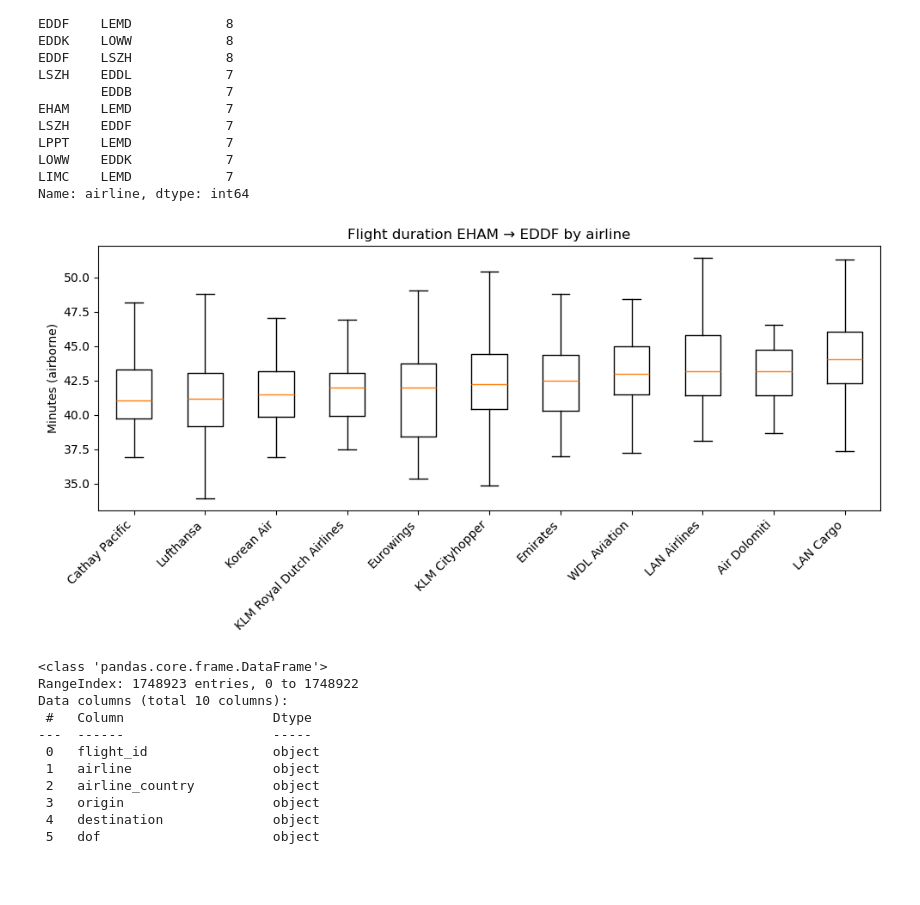
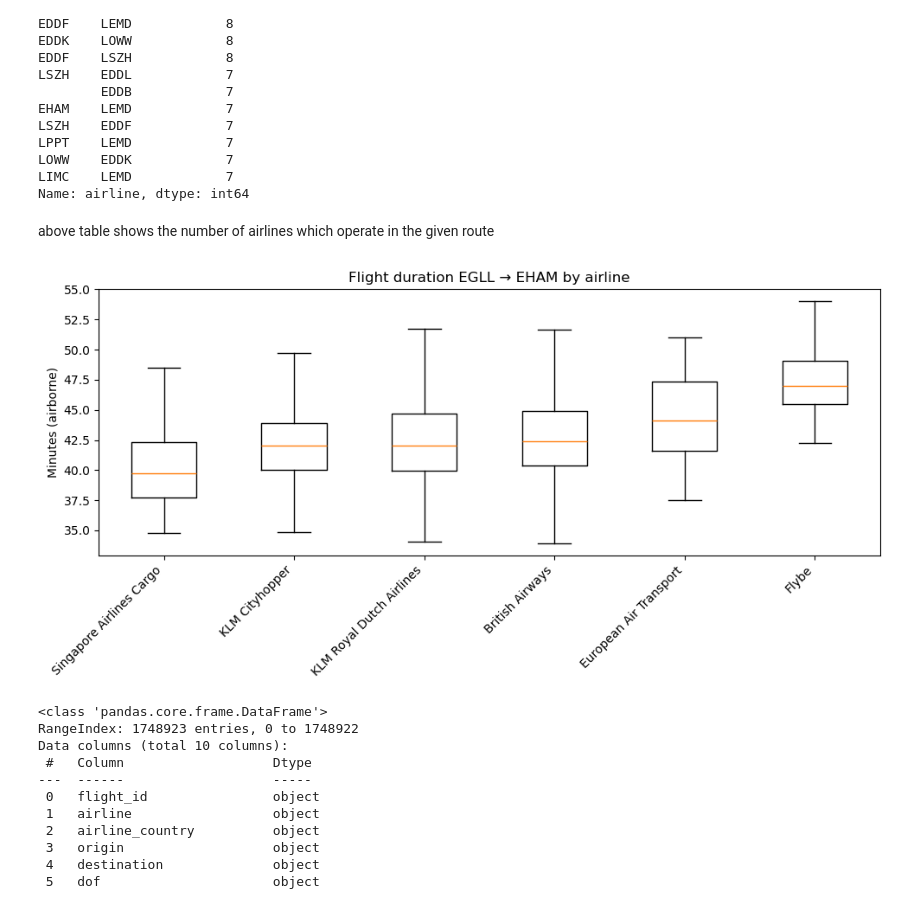
Before and after one commit to sdemmler/airport-performance-analyzer, a Jupyter notebook: notebooks/03_airline_ranking.ipynb, the cells around one changed output. Drawn from its saved outputs; the diff is of its cells as text; code cells hidden in the pictures; blank space fills up the shorter version.

```diff
--- a/notebooks/03_airline_ranking.ipynb
+++ b/notebooks/03_airline_ranking.ipynb
@@ -162,25 +163,27 @@ LPPT    LEMD            7
 LOWW    EDDK            7
 LIMC    LEMD            7
 Name: airline, dtype: int64
+# %% [markdown]
+above table shows the number of airlines which operate in the given route
 # %%
-o, d = "EHAM", "EDDF"          # setting route (o = orgin, d = destination)
+o, d = "EGLL", "EHAM"          # setting route (o = orgin, d = destination)
 sub = df_clean[(df_clean["origin"] == o) & (df_clean["destination"] == d)]
 
 counts = sub["airline"].value_counts()
 sub = sub[sub["airline"].isin(counts[counts >= 30].index)]
 
 order = sub.groupby("airline")["flight_duration_minutes"].median().sort_values().index
 data  = [sub.loc[sub["airline"] == a, "flight_duration_minutes"] for a in order]
 
 fig, ax = plt.subplots(figsize=(10, 5))
 ax.boxplot(data, tick_labels=order, showfliers=False)
 ax.set_title(f"Flight duration {o} → {d} by airline")
 ax.set_ylabel("Minutes (airborne)")
 # ax.set_xlabel("Airline")
 plt.xticks(rotation=45, ha="right")
 plt.tight_layout()
 # %% [output]
-[figure, old version]
+[figure, new version]
 # %%
 df_all_years.info()
 # %% [output]
```
Also changed, not shown: parts of 6 cells of this notebook, 4 other files.
